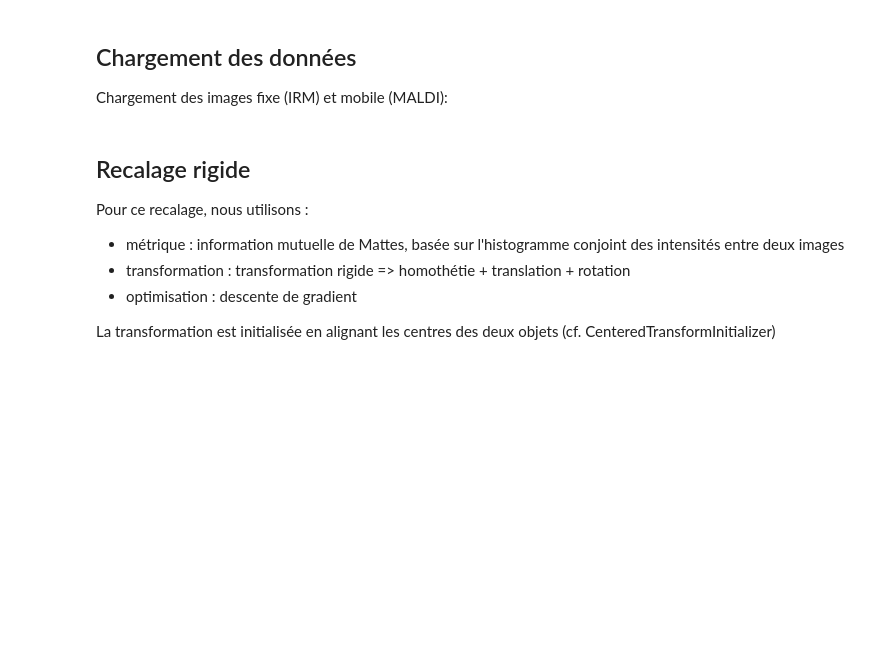
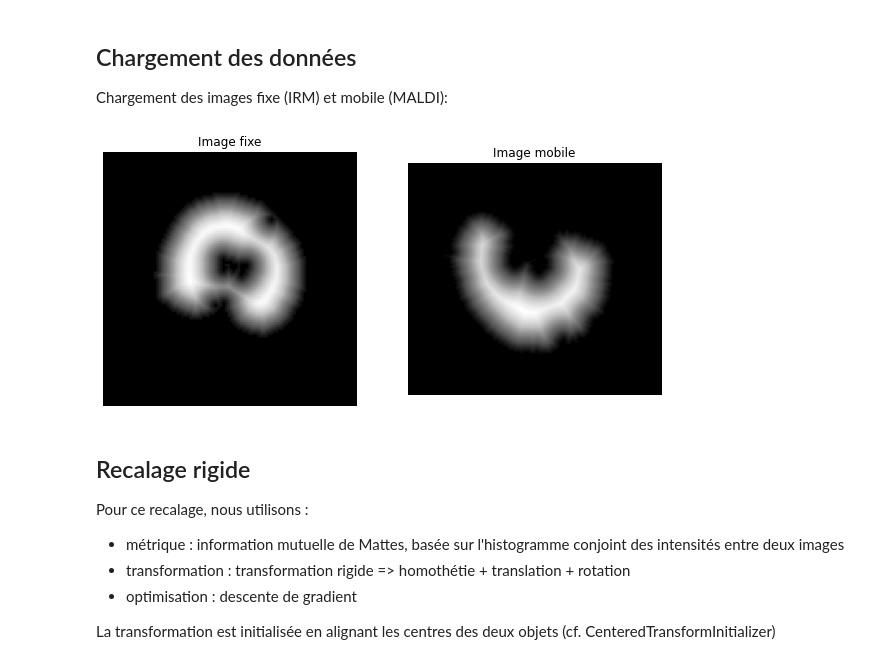
Before and after one commit to fgrelard/SimpleITK-Notebooks, a Jupyter notebook: Python/FusionIRMMALDI.ipynb, the cells around one changed output. Cells and saved outputs as stored; diff of their text form; code cells hidden in the pictures; blank space fills up the shorter version.

```diff
--- a/Python/FusionIRMMALDI.ipynb
+++ b/Python/FusionIRMMALDI.ipynb
@@ -238,11 +238,19 @@ def update_multires_iterations():
 ## Chargement des données
 Chargement des images fixe (IRM) et mobile (MALDI):
 # %%
-fixed_image =  sitk.ReadImage("../Data/mri.png",sitk.sitkFloat32)
+from scipy.ndimage.morphology import distance_transform_edt
 
-moving_image = sitk.ReadImage("../Data/maldi.jpg", sitk.sitkFloat32)
+fixed_image =  sitk.ReadImage("../Data/3D_segmentation_aligned_dt.tif",sitk.sitkFloat32)
+
+moving_image = sitk.ReadImage("../Data/3D_segmentation_dt.tif", sitk.sitkFloat32)
+
+z = 11
+fixed_image = fixed_image[:,:,z]
+moving_image = moving_image[:,:,z]
 
 display_images(fixed_npa = sitk.GetArrayViewFromImage(fixed_image), moving_npa=sitk.GetArrayViewFromImage(moving_image))
+# %% [output]
+[figure, added]
 # %% [markdown]
 ## Recalage rigide
 
```
Also changed, not shown: parts of 5 cells of this notebook, 7 other files.
